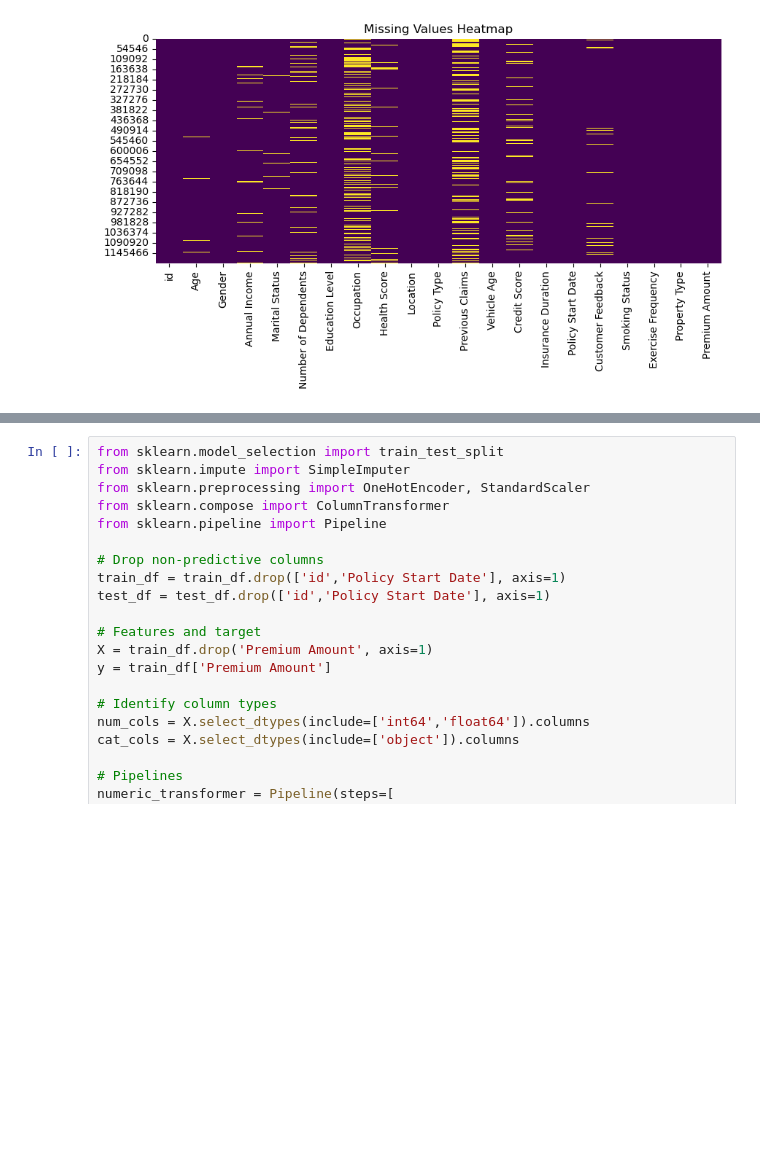
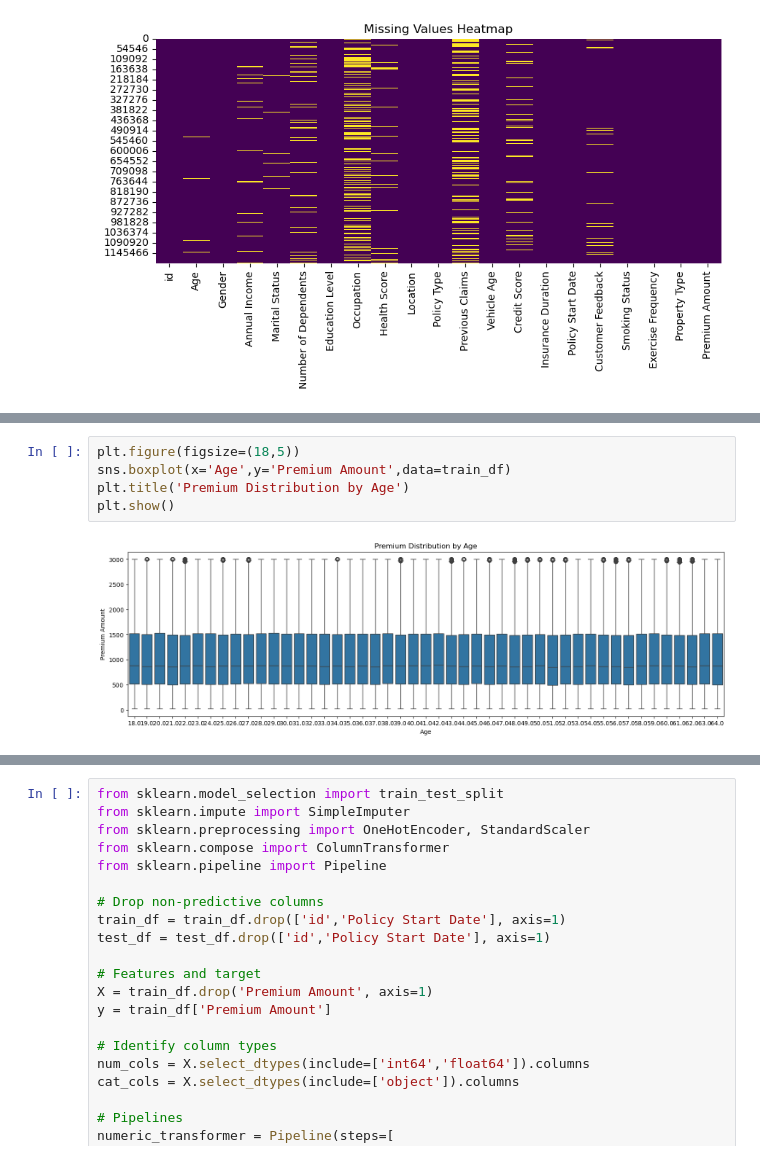
Before and after one commit to Omvijaya/insurance-premium-prediction, a Jupyter notebook: Trainingfilefor_insurancepremium.ipynb, the cells around one changed output, grey strips where cells are left out. Drawn from its saved outputs; the diff is of its cells as text; blank space fills up the shorter version.

```diff
--- a/Trainingfilefor_insurancepremium.ipynb
+++ b/Trainingfilefor_insurancepremium.ipynb
@@ -50,0 +98,7 @@ plt.show()
+# %%
+plt.figure(figsize=(18,5))
+sns.boxplot(x='Age',y='Premium Amount',data=train_df)
+plt.title('Premium Distribution by Age')
+plt.show()
+# %% [output]
+[figure, added]
```
Also changed, not shown: parts of 10 cells of this notebook.
